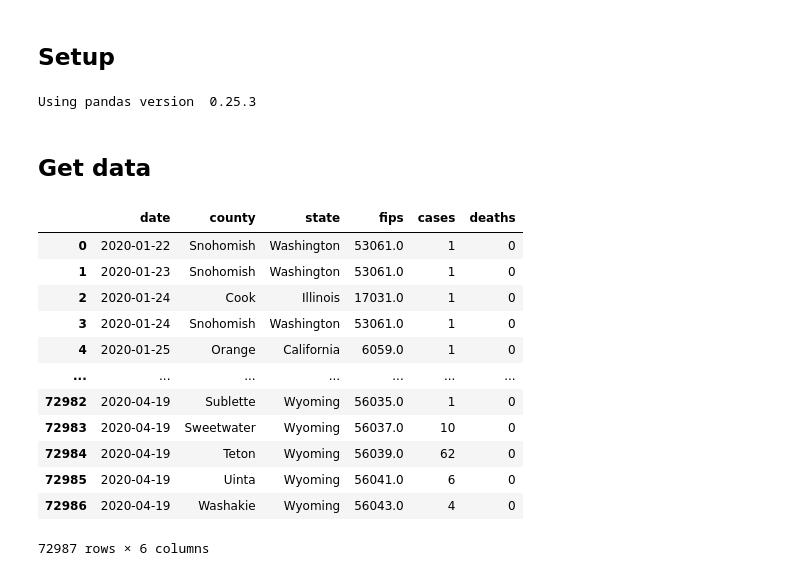
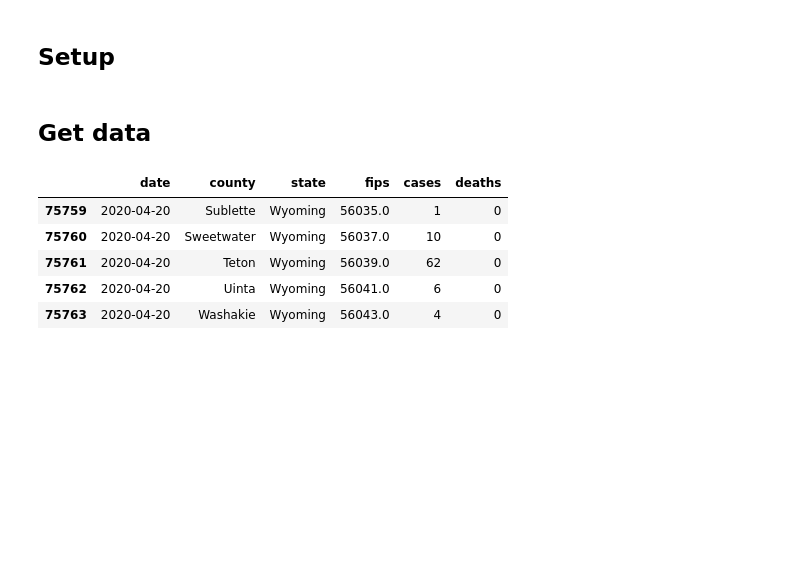
Before and after one commit to knobelsp/CV19, a Jupyter notebook: CV19.ipynb, the cells around one changed output. Cells and saved outputs as stored; diff of their text form; code cells hidden in the pictures; blank space fills up the shorter version.

```diff
--- a/CV19.ipynb
+++ b/CV19.ipynb
@@ -8,25 +8,22 @@ Kirk Knobelspiesse, knobelspiesse@gmail.com
 # %%
 import numpy as np
 import pandas as pd
-print('Using pandas version ',pd.__version__)
 %matplotlib inline
-
-# Only 10 rows of data will be displayed
-pd.set_option("max_rows", 10)
 
 # Print floating point numbers using fixed point notation
 np.set_printoptions(suppress=True)
 
-# Set figure size
-LARGE_FIGSIZE = (8, 6)
-#from seaborn import set_style
-#set_style("darkgrid")
 import seaborn as sns
 sns.set(style='ticks', context='talk')
 import matplotlib.pyplot as plt
 from datetime import datetime
+
+import json
+
+# Only 10 rows of data will be displayed
+# pd.set_option("max_rows", 10)
+pd.set_option('display.max_rows', None)
+pd.set_option('display.width', None)
-# %% [output]
-Using pandas version  0.25.3
 # %% [markdown]
 ## Get data
 # %%
@@ -36,21 +33,14 @@ filename_counties="us-counties.csv"
 stt = pd.read_csv(url+filename_states, skiprows=2, names=["date","state","fips","cases","deaths"])
 cyt = pd.read_csv(url+filename_counties, skiprows=2, names=["date","county","state","fips","cases","deaths"])
 # %%
-cyt
+cyt.tail()
 # %% [output]
 |  | date | county | state | fips | cases | deaths |
-| 0 | 2020-01-22 | Snohomish | Washington | 53061.0 | 1 | 0 |
-| 1 | 2020-01-23 | Snohomish | Washington | 53061.0 | 1 | 0 |
-| 2 | 2020-01-24 | Cook | Illinois | 17031.0 | 1 | 0 |
-| 3 | 2020-01-24 | Snohomish | Washington | 53061.0 | 1 | 0 |
-| 4 | 2020-01-25 | Orange | California | 6059.0 | 1 | 0 |
-| ... | ... | ... | ... | ... | ... | ... |
-| 72982 | 2020-04-19 | Sublette | Wyoming | 56035.0 | 1 | 0 |
-| 72983 | 2020-04-19 | Sweetwater | Wyoming | 56037.0 | 10 | 0 |
-| 72984 | 2020-04-19 | Teton | Wyoming | 56039.0 | 62 | 0 |
-| 72985 | 2020-04-19 | Uinta | Wyoming | 56041.0 | 6 | 0 |
-| 72986 | 2020-04-19 | Washakie | Wyoming | 56043.0 | 4 | 0 |
+| 75759 | 2020-04-20 | Sublette | Wyoming | 56035.0 | 1 | 0 |
+| 75760 | 2020-04-20 | Sweetwater | Wyoming | 56037.0 | 10 | 0 |
+| 75761 | 2020-04-20 | Teton | Wyoming | 56039.0 | 62 | 0 |
+| 75762 | 2020-04-20 | Uinta | Wyoming | 56041.0 | 6 | 0 |
+| 75763 | 2020-04-20 | Washakie | Wyoming | 56043.0 | 4 | 0 |
-72987 rows × 6 columns
 # %%
 this_county=["Montgomery","Prince George's","Howard","Baltimore","District of Columbia","Arlington","Fairfax",\
             "Lane","Beaufort","New York City","Providence"]
```
Also changed, not shown: parts of 6 cells of this notebook, 23 other files.
